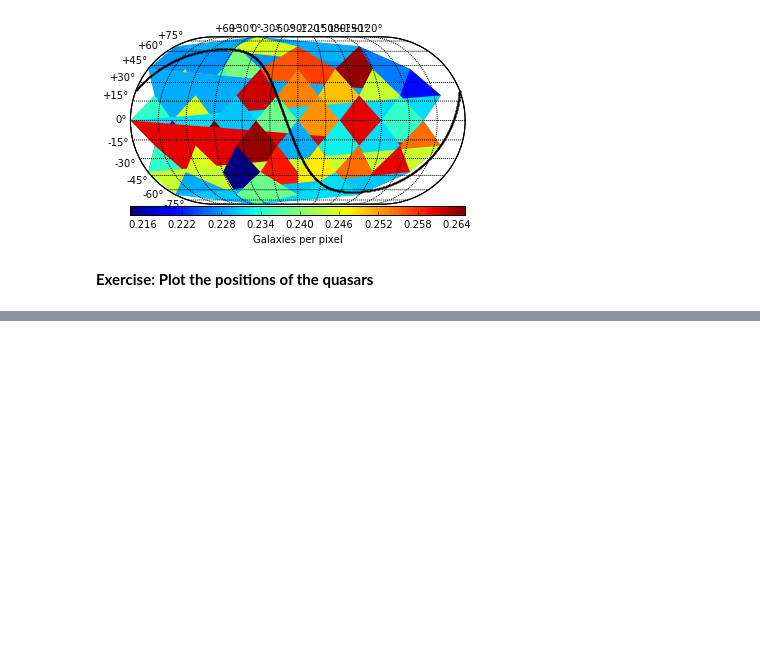
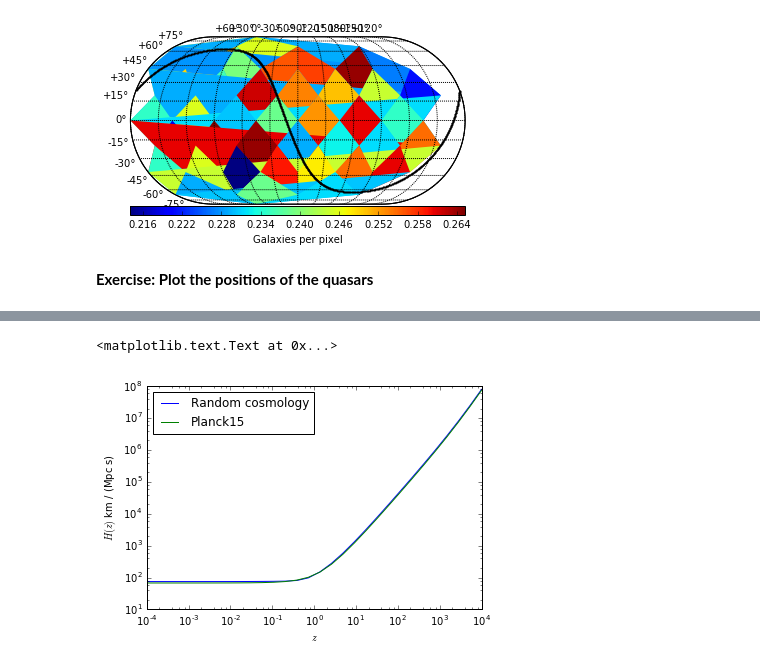
Before and after one commit to fjaviersanchez/JupyterTutorial, a Jupyter notebook: TutorialJupyter.ipynb, the cells around one changed output, grey strips where cells are left out. Drawn from its saved outputs; the diff is of its cells as text; code cells hidden in the pictures; blank space fills up the shorter version.

```diff
--- a/TutorialJupyter.ipynb
+++ b/TutorialJupyter.ipynb
@@ -686,0 +727,15 @@ plot_sky(ra,dec,healpy=True, nside=2, projection='eck4', label='Galaxies per pix
+# %%
+from astropy.cosmology import w0waCDM
+cosmo = w0waCDM(H0=75*u.km/u.s/u.Mpc,Om0=0.3,Ode0=0.7,w0=-1.2,wa=-3,Neff=4,Ob0=0.044,m_nu=1e-5*u.eV)
+# %%
+h_cosmo = cosmo.H(z)
+plt.plot(z,h_cosmo, label='Random cosmology')
+plt.plot(z,h, label='Planck15')
+plt.legend(loc=2)
+plt.xscale('log')
+plt.yscale('log')
+plt.xlabel(r'$z$')
+plt.ylabel(r'$H(z)$ %s' % h.unit)
+# %% [output]
+<matplotlib.text.Text at 0x...>
+[figure, added]
```
Also changed, not shown: parts of 13 cells of this notebook.
